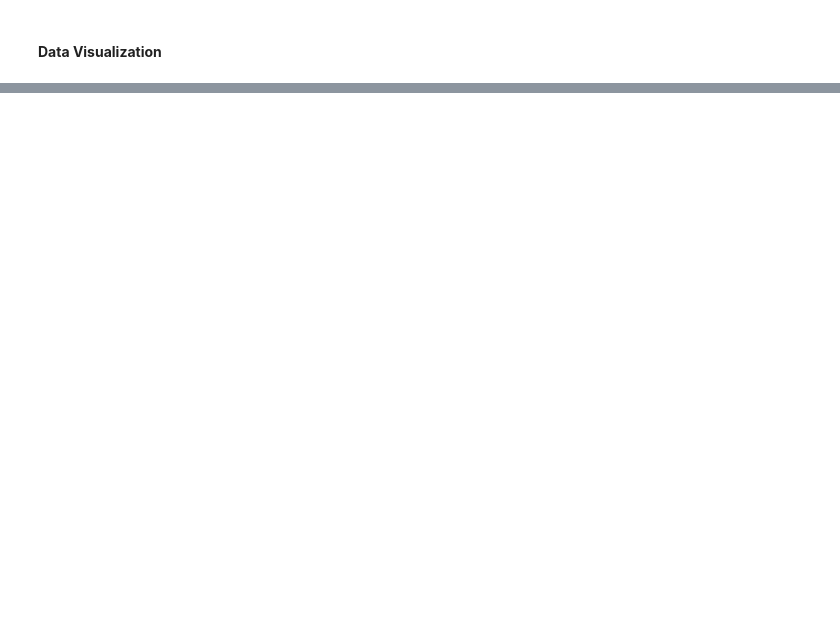
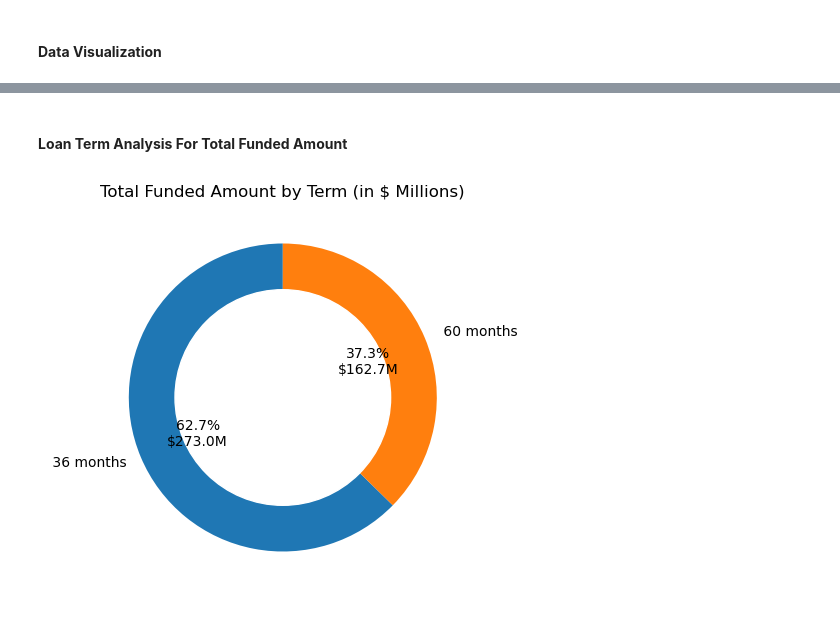
Before and after one commit to Priyanshu-Debugs/Data-Analysis-Project, a Jupyter notebook: Bank-Loan-Analysis/bank_loan_analysis.ipynb, the cells around one changed output, grey strips where cells are left out. Drawn from its saved outputs; the diff is of its cells as text; code cells hidden in the pictures; blank space fills up the shorter version.

```diff
--- a/Bank-Loan-Analysis/bank_loan_analysis.ipynb
+++ b/Bank-Loan-Analysis/bank_loan_analysis.ipynb
@@ -178,0 +315,17 @@ Percentage of Good Loan Applications is 86.18 %
+# %% [markdown]
+#### **Loan Term Analysis For Total Funded Amount**
+# %%
+term_funding_millions = df.groupby('term')['loan_amount'].sum() / 1000000
+
+plt.figure(figsize=(5, 5))
+plt.pie(term_funding_millions, labels=term_funding_millions.index,
+        autopct=lambda p: f"{p :.1f}%\n${p*sum(term_funding_millions)/100 :.1f}M",
+        startangle=90,
+        wedgeprops={'width': 0.4}
+)
+plt.gca().add_artist(plt.Circle((0, 0), 0.70, color='white'))
+# plt.gca is used to add that circle in the middle of the Chart to convert Pie chart to Donut Chart
+plt.title("Total Funded Amount by Term (in $ Millions)")
+plt.show()
+# %% [output]
+[figure, added]
```
Also changed, not shown: parts of 18 cells of this notebook.
